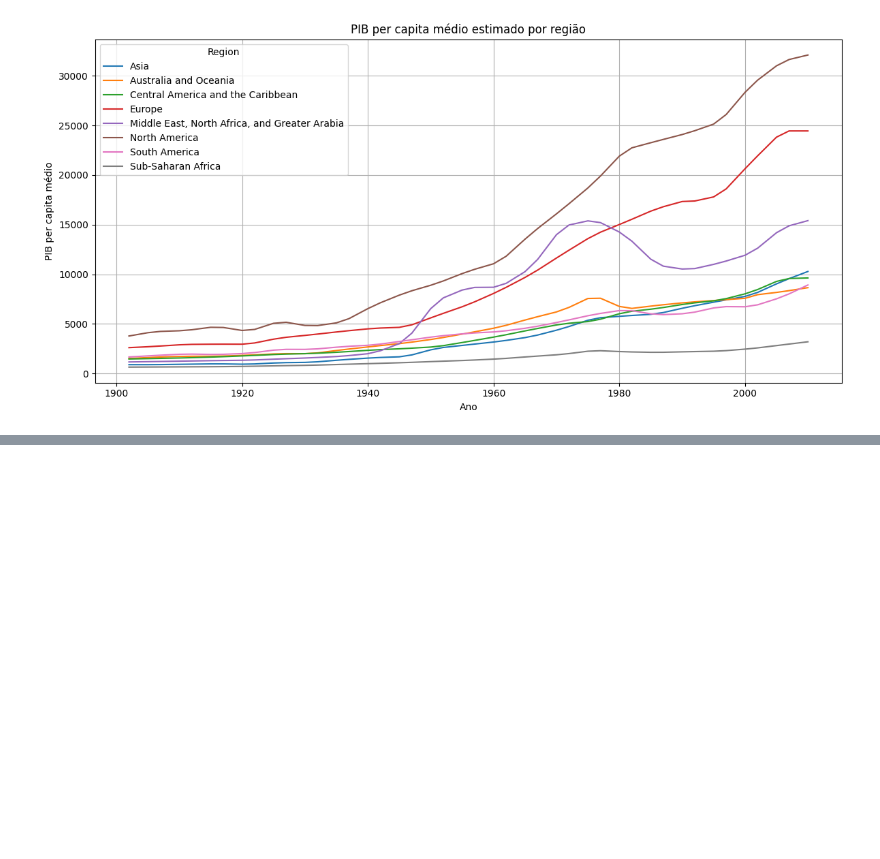
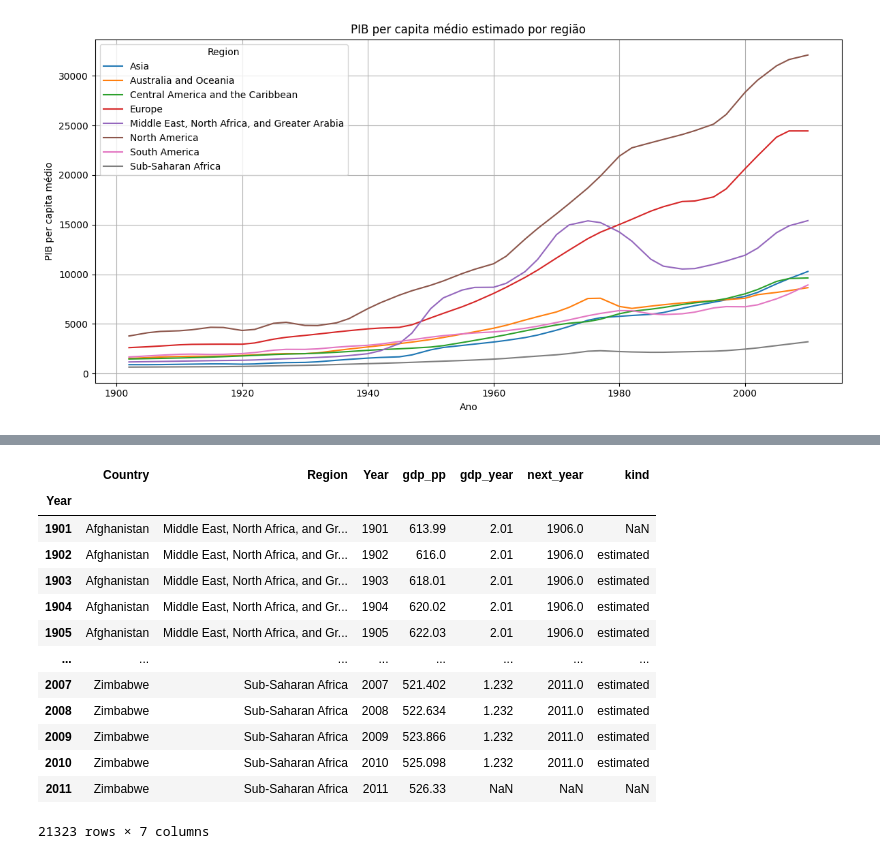
Before and after one commit to ludiemert/Analyzing_Data_Pandas_SQL, a Jupyter notebook: 4_Projectos/3_Proj_ GDP_Per_Person/GDP_Per_Person.ipynb, the cells around one changed output, grey strips where cells are left out. Drawn from its saved outputs; the diff is of its cells as text; code cells hidden in the pictures; blank space fills up the shorter version.

```diff
--- a/4_Projectos/3_Proj_ GDP_Per_Person/GDP_Per_Person.ipynb
+++ b/4_Projectos/3_Proj_ GDP_Per_Person/GDP_Per_Person.ipynb
@@ -739,0 +757,3 @@ plt.show()
+# %%
+# fazer concat com os dados (insercao)
+df_gdp = pd.concat([df_gdp, df_new_data])
@@ -739,0 +776,3 @@ plt.show()
+# %%
+# ordenar, primeiro ano e depois pais
+df_gdp.sort_values(["Country", "Year"], inplace=True)
@@ -739,0 +795,20 @@ plt.show()
+# %%
+# definir o Year como index
+df_gdp.index = df_gdp["Year"]
+# %%
+df_gdp
+# %% [output]
+|  | Country | Region | Year | gdp_pp | gdp_year | next_year | kind |
+| Year |  |  |  |  |  |  |  |
+| 1901 | Afghanistan | Middle East, North Africa, and Gr... | 1901 | 613.99 | 2.01 | 1906.0 | NaN |
+| 1902 | Afghanistan | Middle East, North Africa, and Gr... | 1902 | 616.0 | 2.01 | 1906.0 | estimated |
+| 1903 | Afghanistan | Middle East, North Africa, and Gr... | 1903 | 618.01 | 2.01 | 1906.0 | estimated |
+| 1904 | Afghanistan | Middle East, North Africa, and Gr... | 1904 | 620.02 | 2.01 | 1906.0 | estimated |
+| 1905 | Afghanistan | Middle East, North Africa, and Gr... | 1905 | 622.03 | 2.01 | 1906.0 | estimated |
+| ... | ... | ... | ... | ... | ... | ... | ... |
+| 2007 | Zimbabwe | Sub-Saharan Africa | 2007 | 521.402 | 1.232 | 2011.0 | estimated |
+| 2008 | Zimbabwe | Sub-Saharan Africa | 2008 | 522.634 | 1.232 | 2011.0 | estimated |
+| 2009 | Zimbabwe | Sub-Saharan Africa | 2009 | 523.866 | 1.232 | 2011.0 | estimated |
+| 2010 | Zimbabwe | Sub-Saharan Africa | 2010 | 525.098 | 1.232 | 2011.0 | estimated |
+| 2011 | Zimbabwe | Sub-Saharan Africa | 2011 | 526.33 | NaN | NaN | NaN |
+21323 rows × 7 columns
```
Also changed, not shown: parts of 5 cells of this notebook, 1 other file.
